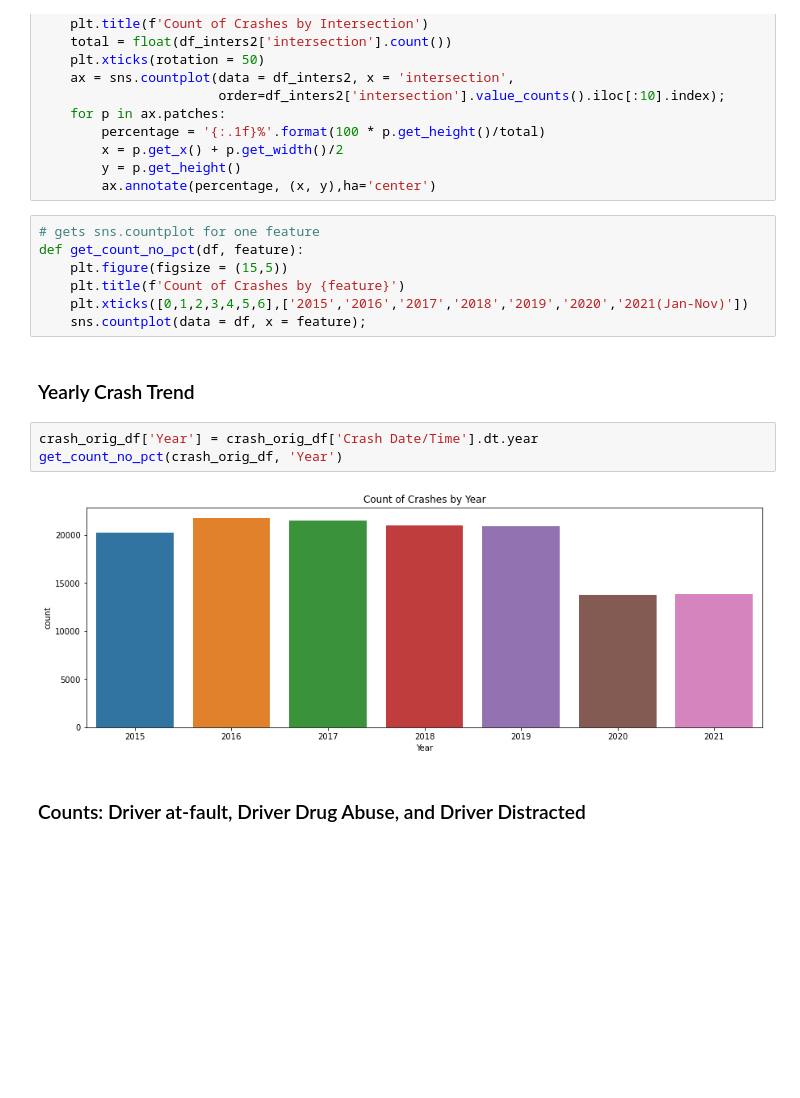
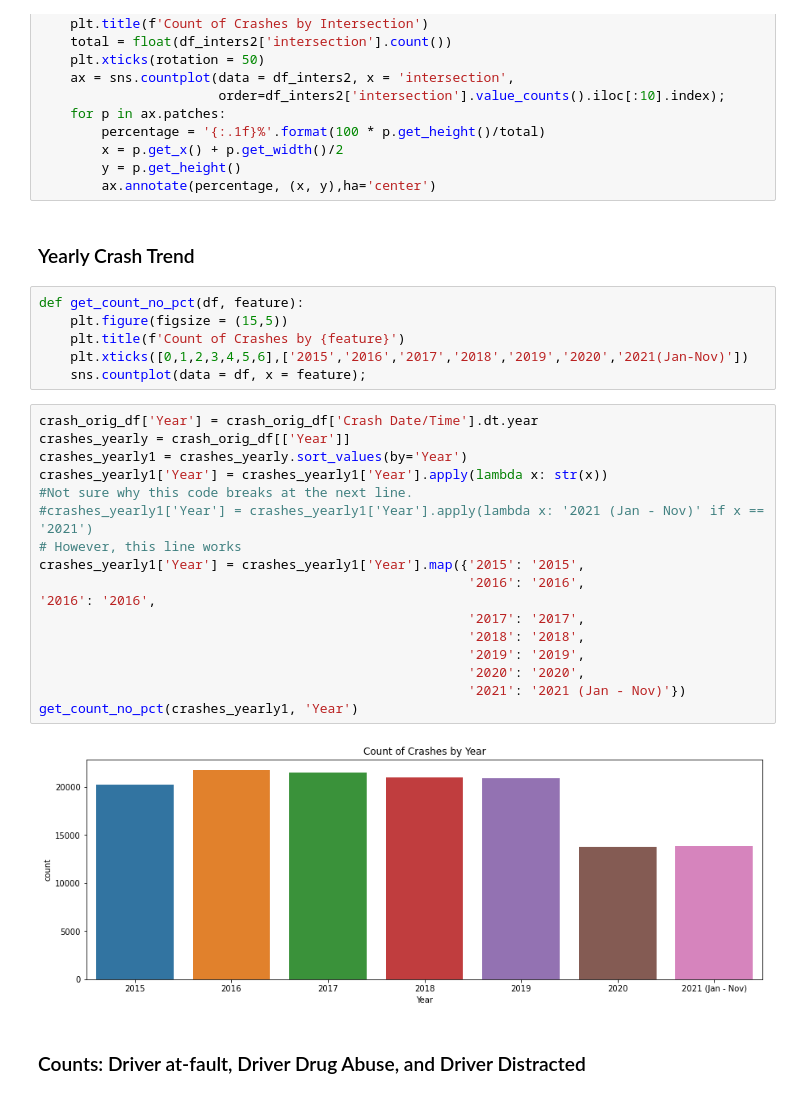
Before and after one commit to rayeni/car_crash_driver_profile, a Jupyter notebook: car_crash_eda.ipynb, the cells around one changed output. Cells and saved outputs as stored; diff of their text form; blank space fills up the shorter version.

```diff
--- a/car_crash_eda.ipynb
+++ b/car_crash_eda.ipynb
@@ -93,20 +93,32 @@ def get_intersections(df):
         x = p.get_x() + p.get_width()/2
         y = p.get_height()
         ax.annotate(percentage, (x, y),ha='center')
-# %%
-# gets sns.countplot for one feature
-def get_count_no_pct(df, feature):
-    plt.figure(figsize = (15,5))
-    plt.title(f'Count of Crashes by {feature}')
-    plt.xticks([0,1,2,3,4,5,6],['2015','2016','2017','2018','2019','2020','2021(Jan-Nov)'])
-    sns.countplot(data = df, x = feature);
 # %% [markdown]
 ### Yearly Crash Trend
+# %%
+def get_count_no_pct(df, feature):
+    plt.figure(figsize = (15,5))
+    plt.title(f'Count of Crashes by {feature}')
+    plt.xticks([0,1,2,3,4,5,6],['2015','2016','2017','2018','2019','2020','2021(Jan-Nov)'])
+    sns.countplot(data = df, x = feature);
 # %%
 crash_orig_df['Year'] = crash_orig_df['Crash Date/Time'].dt.year
-get_count_no_pct(crash_orig_df, 'Year')
+crashes_yearly = crash_orig_df[['Year']]
+crashes_yearly1 = crashes_yearly.sort_values(by='Year')
+crashes_yearly1['Year'] = crashes_yearly1['Year'].apply(lambda x: str(x))
+#Not sure why this code breaks at the next line.
+#crashes_yearly1['Year'] = crashes_yearly1['Year'].apply(lambda x: '2021 (Jan - Nov)' if x == '2021')
+# However, this line works
+crashes_yearly1['Year'] = crashes_yearly1['Year'].map({'2015': '2015',
+                                                       '2016': '2016',                                                       '2016': '2016',
+                                                       '2017': '2017',
+                                                       '2018': '2018',
+                                                       '2019': '2019',
+                                                       '2020': '2020',
+                                                       '2021': '2021 (Jan - Nov)'})
+get_count_no_pct(crashes_yearly1, 'Year')
 # %% [output]
-[figure, old version]
+[figure, new version]
 # %% [markdown]
 ### Counts: Driver at-fault, Driver Drug Abuse, and Driver Distracted
 # %%
```
Also changed, not shown: parts of 28 cells of this notebook.
